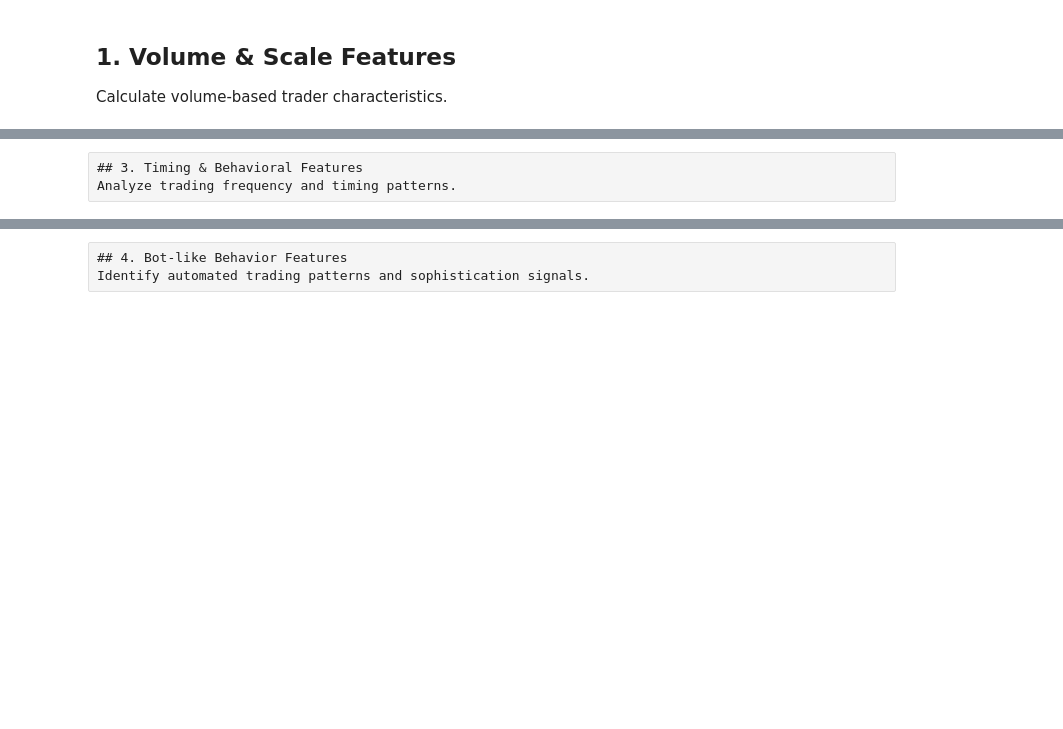
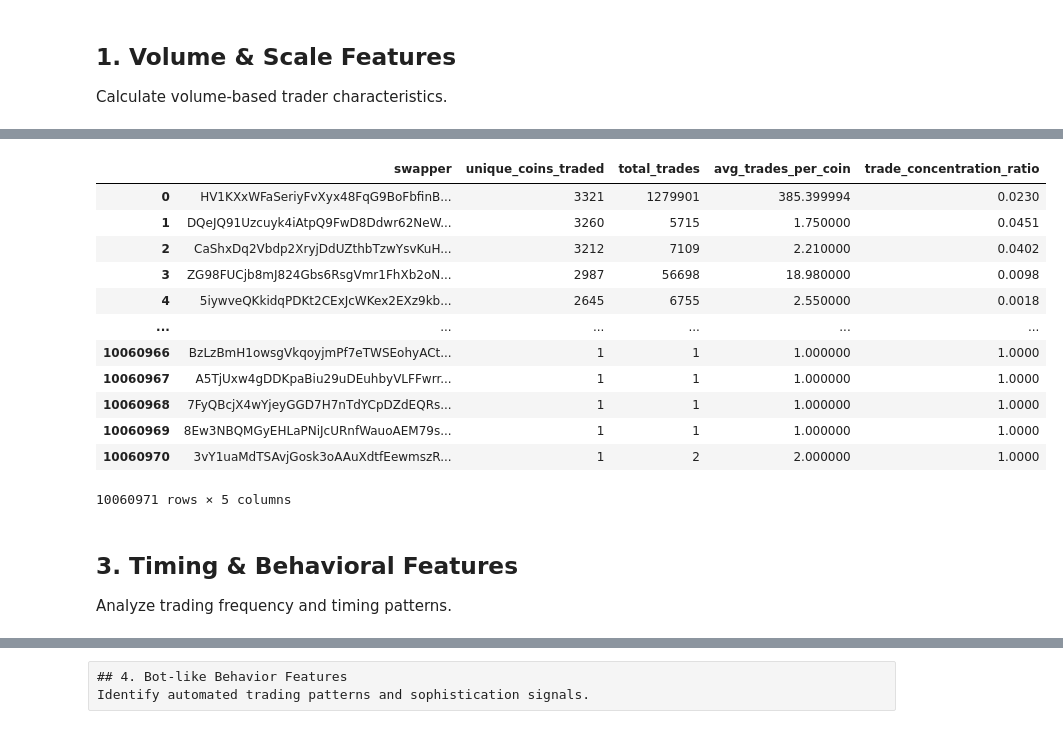
Before and after one commit to noelotpyrc/trading_eda, a Jupyter notebook: solana/02_trader_profiling_features.ipynb, the cells around one changed output, grey strips where cells are left out. Cells and saved outputs as stored; diff of their text form; code cells hidden in the pictures; blank space fills up the shorter version.

```diff
--- a/solana/02_trader_profiling_features.ipynb
+++ b/solana/02_trader_profiling_features.ipynb
@@ -317,6 +355,22 @@ else:
-# %% [raw]
-## 3. Timing & Behavioral Features
-Analyze trading frequency and timing patterns.
+# %%
+diversification_features
+# %% [output]
+|  | swapper | unique_coins_traded | total_trades | avg_trades_per_coin | trade_concentration_ratio |
+| 0 | HV1KXxWFaSeriyFvXyx48FqG9BoFbfinB... | 3321 | 1279901 | 385.399994 | 0.0230 |
+| 1 | DQeJQ91Uzcuyk4iAtpQ9FwD8Ddwr62NeW... | 3260 | 5715 | 1.750000 | 0.0451 |
+| 2 | CaShxDq2Vbdp2XryjDdUZthbTzwYsvKuH... | 3212 | 7109 | 2.210000 | 0.0402 |
+| 3 | ZG98FUCjb8mJ824Gbs6RsgVmr1FhXb2oN... | 2987 | 56698 | 18.980000 | 0.0098 |
+| 4 | 5iywveQKkidqPDKt2CExJcWKex2EXz9kb... | 2645 | 6755 | 2.550000 | 0.0018 |
+| ... | ... | ... | ... | ... | ... |
+| 10060966 | BzLzBmH1owsgVkqoyjmPf7eTWSEohyACt... | 1 | 1 | 1.000000 | 1.0000 |
+| 10060967 | A5TjUxw4gDDKpaBiu29uDEuhbyVLFFwrr... | 1 | 1 | 1.000000 | 1.0000 |
+| 10060968 | 7FyQBcjX4wYjeyGGD7H7nTdYCpDZdEQRs... | 1 | 1 | 1.000000 | 1.0000 |
+| 10060969 | 8Ew3NBQMGyEHLaPNiJcURnfWauoAEM79s... | 1 | 1 | 1.000000 | 1.0000 |
+| 10060970 | 3vY1uaMdTSAvjGosk3oAAuXdtfEewmszR... | 1 | 2 | 2.000000 | 1.0000 |
+10060971 rows × 5 columns
+# %% [markdown]
+## 3. Timing & Behavioral Features
+Analyze trading frequency and timing patterns.
 # %%
 timing_behavioral_features_query = """
 WITH trader_timing_analysis AS (
```
Also changed, not shown: parts of 7 cells of this notebook.
